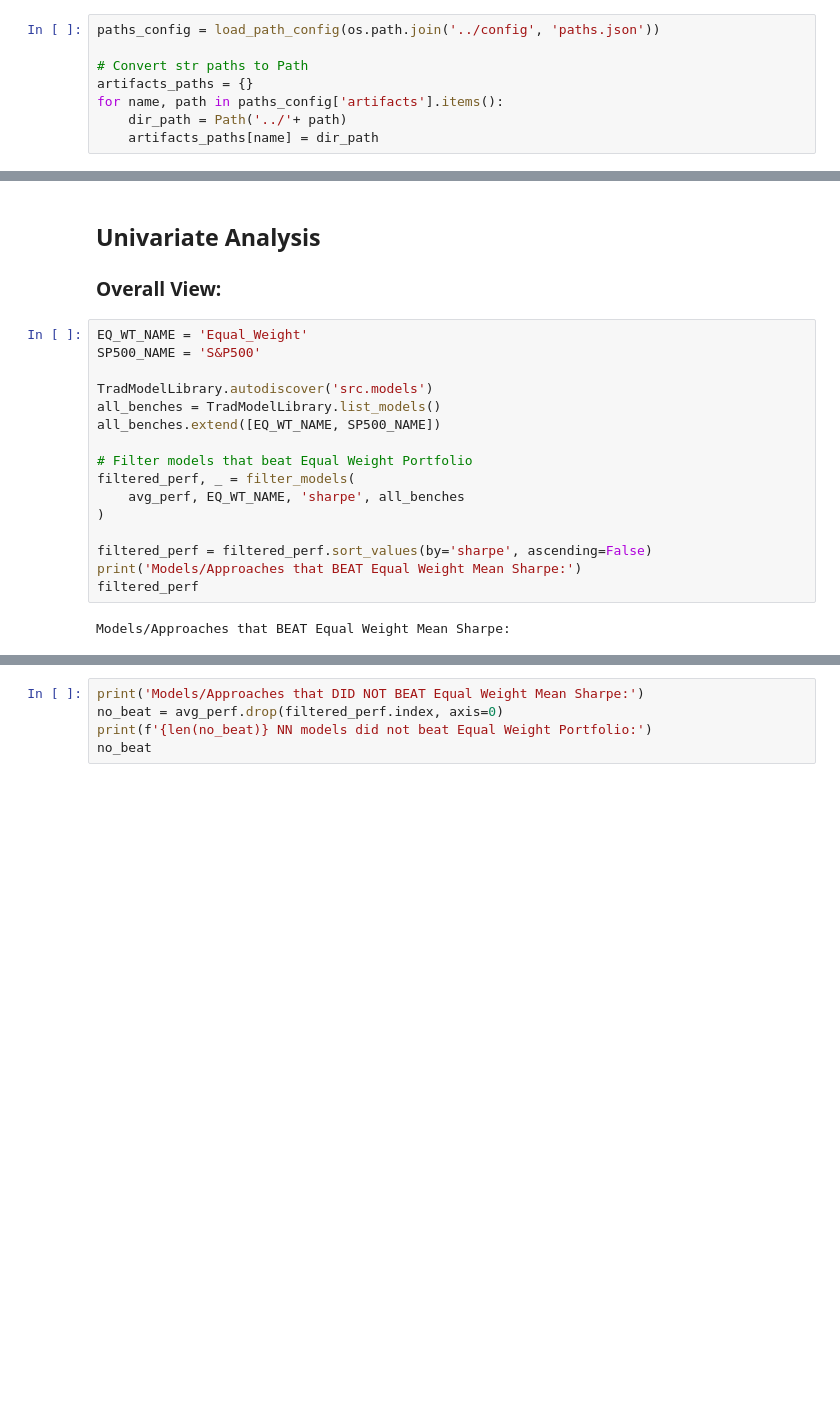
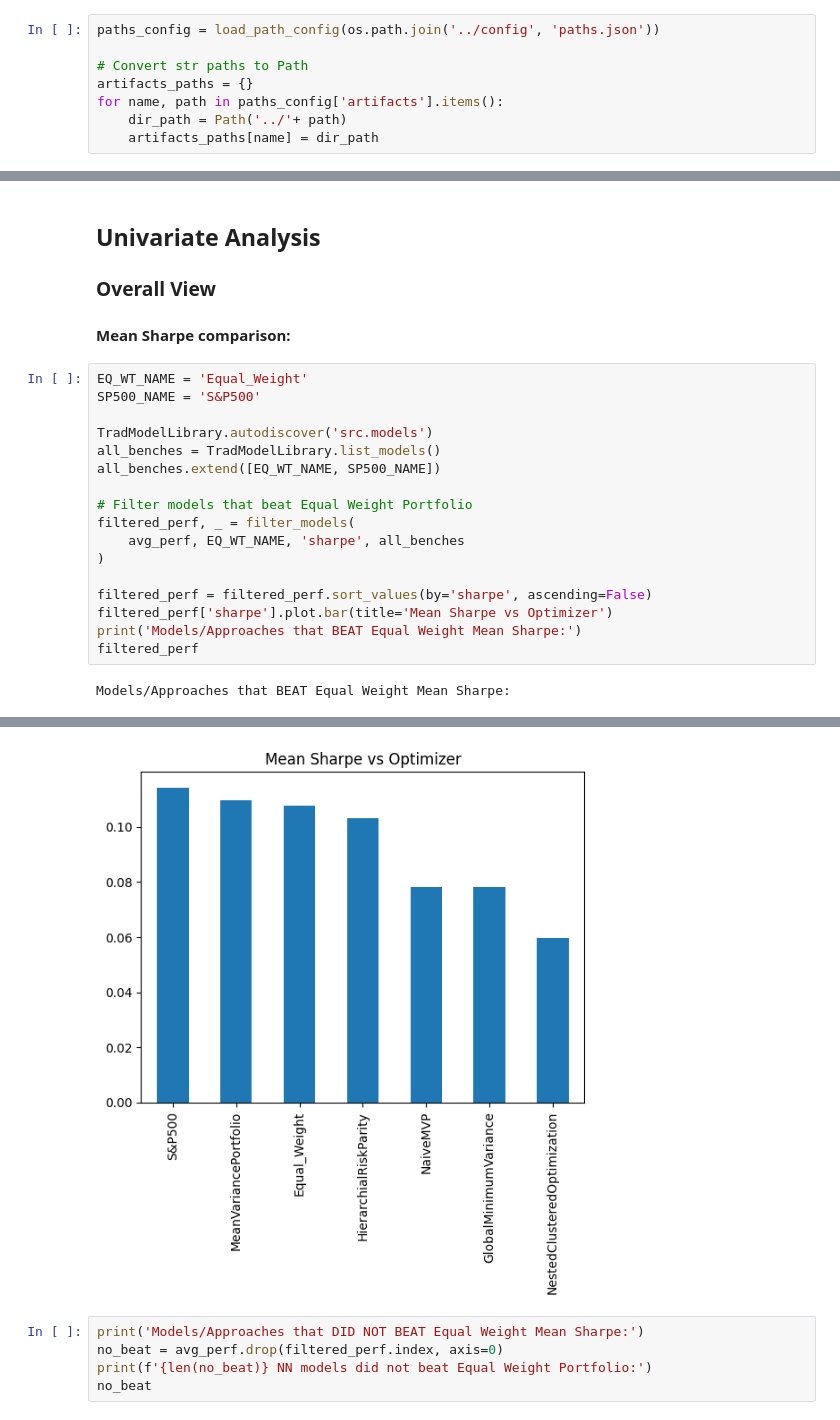
Before and after one commit to travisdesell/exact, a Jupyter notebook: financial_loss_functions/exploration/wfv_analysis.ipynb, the cells around one changed output, grey strips where cells are left out. Saved outputs shown, nothing was run; the diff lists cells and outputs as text; blank space fills up the shorter version.

```diff
--- a/financial_loss_functions/exploration/wfv_analysis.ipynb
+++ b/financial_loss_functions/exploration/wfv_analysis.ipynb
@@ -54,33 +59,36 @@ Average Portfolio Performance Over All Steps:
 | NestedClusteredOptimization | 0.023500 | 0.059725 | 0.085875 | -0.084587 | -0.025412 | 1.221513 | 0.015025 |
 # %% [markdown]
 ## Univariate Analysis
-### Overall View:
+### Overall View
+#### Mean Sharpe comparison:
 # %%
 EQ_WT_NAME = 'Equal_Weight'
 SP500_NAME = 'S&P500'
 
 TradModelLibrary.autodiscover('src.models')
 all_benches = TradModelLibrary.list_models()
 all_benches.extend([EQ_WT_NAME, SP500_NAME])
 
 # Filter models that beat Equal Weight Portfolio
 filtered_perf, _ = filter_models(
     avg_perf, EQ_WT_NAME, 'sharpe', all_benches
 )
 
 filtered_perf = filtered_perf.sort_values(by='sharpe', ascending=False)
+filtered_perf['sharpe'].plot.bar(title='Mean Sharpe vs Optimizer')
 print('Models/Approaches that BEAT Equal Weight Mean Sharpe:')
 filtered_perf
 # %% [output]
 Models/Approaches that BEAT Equal Weight Mean Sharpe:
 |  | compunded_return | sharpe | sortino | max_drawdown | cvar | omega | calmar |
 | S&P500 | 0.054988 | 0.114250 | 0.163125 | -0.089762 | -0.033225 | 1.370600 | 0.024025 |
 | MeanVariancePortfolio | 0.096537 | 0.109600 | 0.204425 | -0.103987 | -0.034875 | 1.398138 | 0.019687 |
 | Equal_Weight | 0.056287 | 0.107725 | 0.163887 | -0.095925 | -0.031587 | 1.374600 | 0.022575 |
 | HierarchialRiskParity | 0.045050 | 0.103025 | 0.157275 | -0.088587 | -0.027662 | 1.348688 | 0.019625 |
 | NaiveMVP | 0.037525 | 0.078300 | 0.117900 | -0.072063 | -0.023050 | 1.257825 | 0.016362 |
 | GlobalMinimumVariance | 0.037525 | 0.078300 | 0.117900 | -0.072063 | -0.023050 | 1.257825 | 0.016362 |
 | NestedClusteredOptimization | 0.023500 | 0.059725 | 0.085875 | -0.084587 | -0.025412 | 1.221513 | 0.015025 |
+[figure, added]
 # %%
 print('Models/Approaches that DID NOT BEAT Equal Weight Mean Sharpe:')
 no_beat = avg_perf.drop(filtered_perf.index, axis=0)
```
Also changed, not shown: parts of 9 cells of this notebook.
